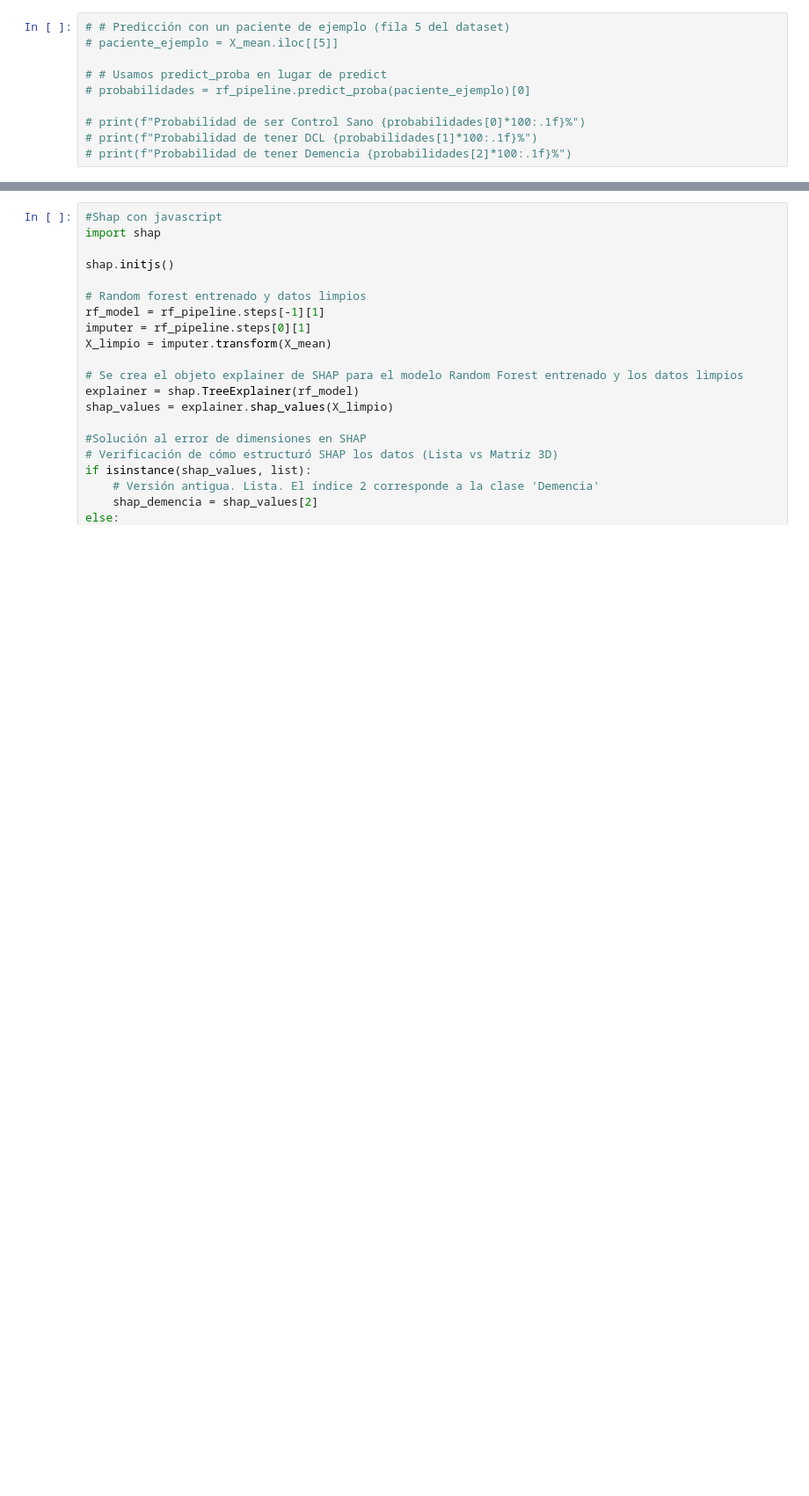
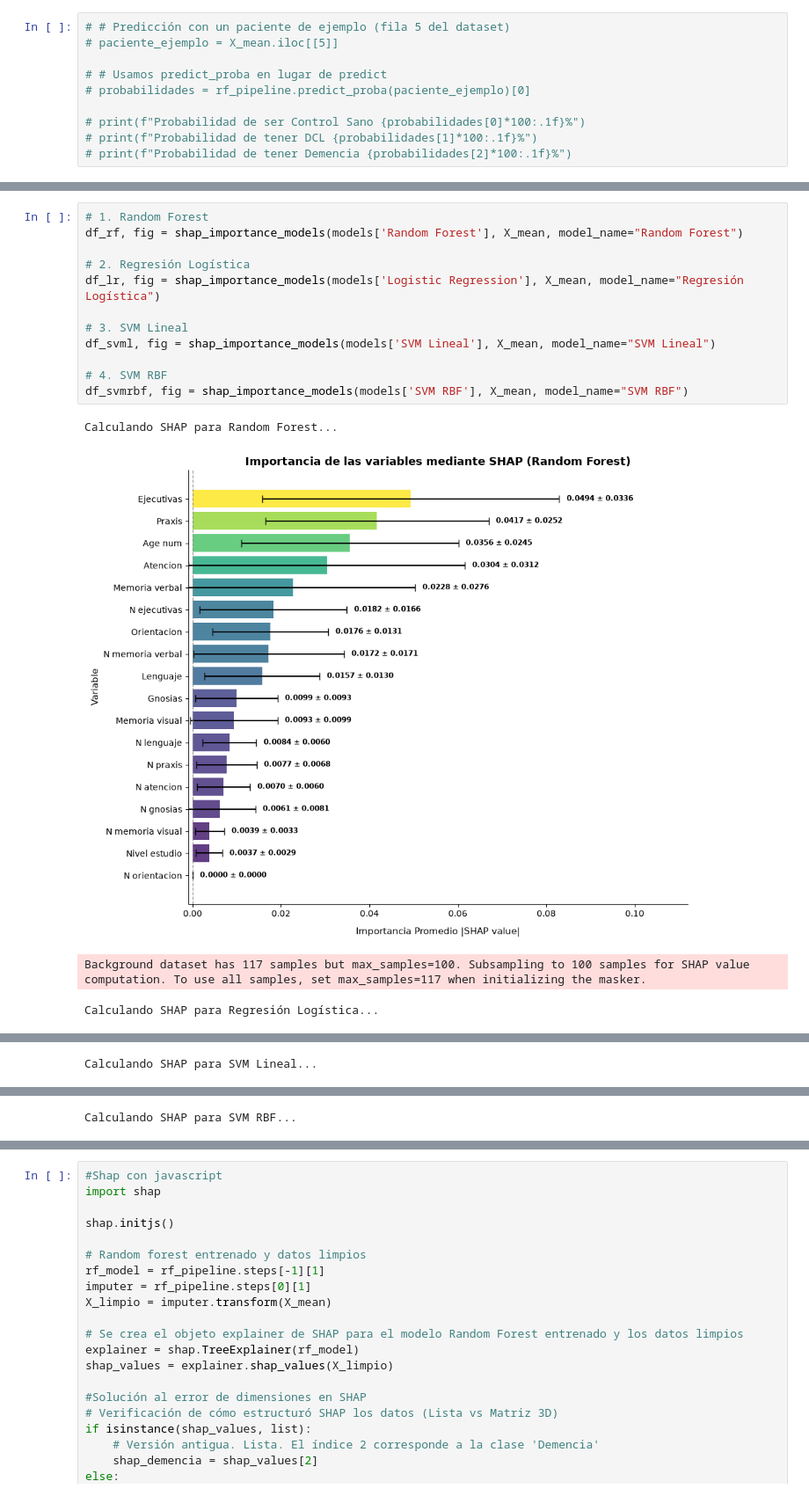
Before and after one commit to Nicolasg2c/dc_model_ts, a Jupyter notebook: notebooks/modeling/dc_interpretability.ipynb, the cells around one changed output, grey strips where cells are left out. Shown at 88% size. Drawn from its saved outputs; the diff is of its cells as text; blank space fills up the shorter version.

Commit message:
shap

```diff
--- a/notebooks/modeling/dc_interpretability.ipynb
+++ b/notebooks/modeling/dc_interpretability.ipynb
@@ -301,0 +442,17 @@ permutation_importance_cv(
+# %%
+# 1. Random Forest
+df_rf, fig = shap_importance_models(models['Random Forest'], X_mean, model_name="Random Forest")
+
+# 2. Regresión Logística
+df_lr, fig = shap_importance_models(models['Logistic Regression'], X_mean, model_name="Regresión Logística")
+
+# 3. SVM Lineal
+df_svml, fig = shap_importance_models(models['SVM Lineal'], X_mean, model_name="SVM Lineal")
+
+# 4. SVM RBF
+df_svmrbf, fig = shap_importance_models(models['SVM RBF'], X_mean, model_name="SVM RBF")
+# %% [output]
+Calculando SHAP para Random Forest...
+[figure, added]
+Background dataset has 117 samples but max_samples=100. Subsampling to 100 samples for SHAP value computation. To use all samples, set max_samples=117 when initializing the masker.
+Calculando SHAP para Regresión Logística...
@@ -301,0 +460 @@ permutation_importance_cv(
+Calculando SHAP para SVM Lineal...
@@ -301,0 +462 @@ permutation_importance_cv(
+Calculando SHAP para SVM RBF...
```
Also changed, not shown: parts of 3 cells of this notebook.
